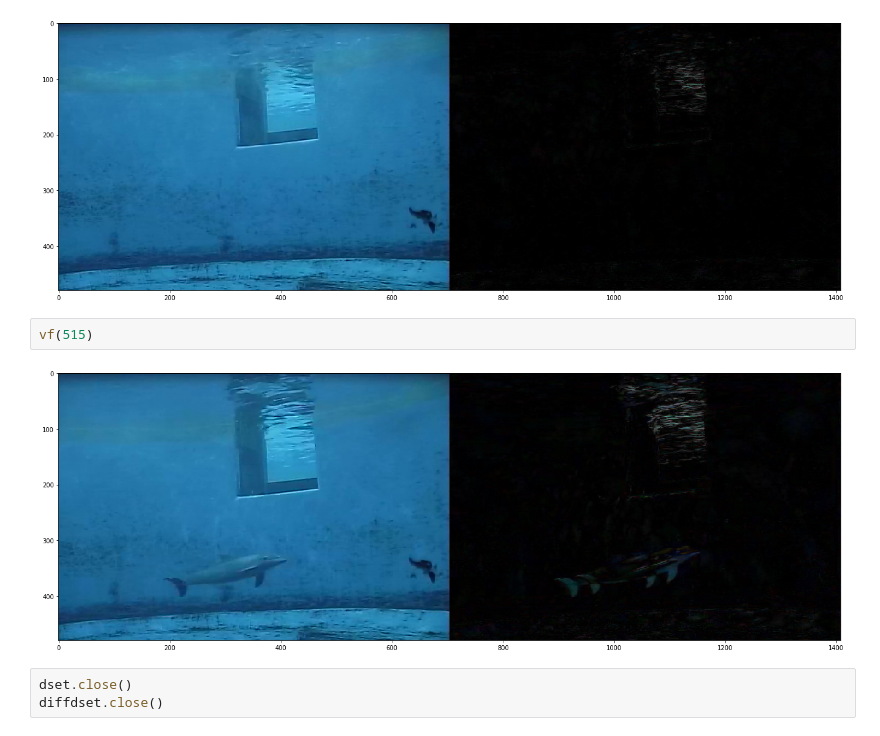
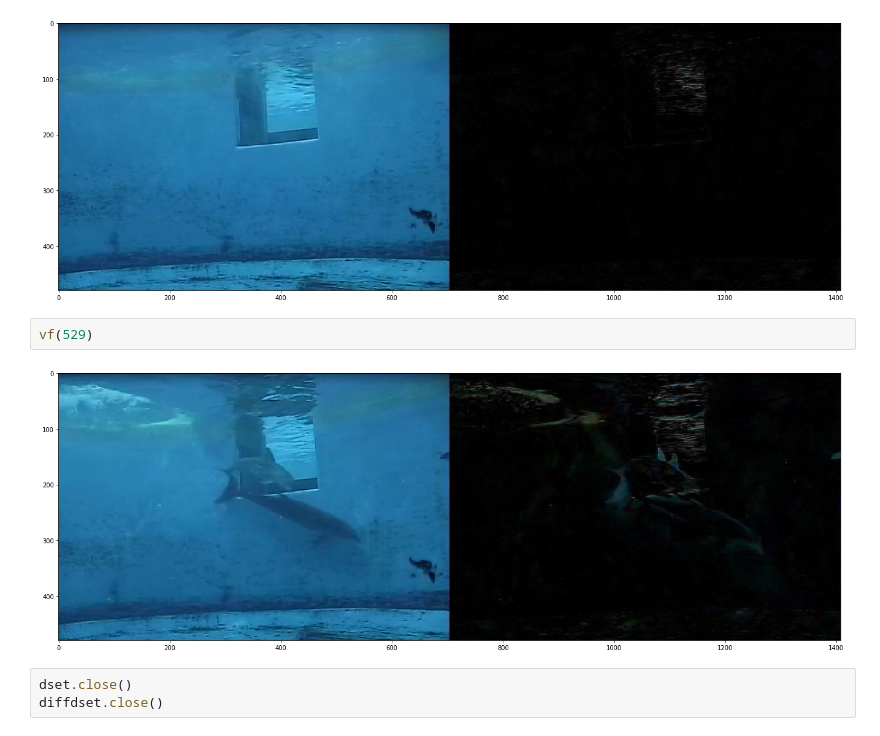
Before and after one commit to kkew3/dolphins-mc, a Jupyter notebook: src/dolphin-detector/runs/diffdetector-experiments.ipynb, the cells around one changed output. Drawn from its saved outputs; the diff is of its cells as text.

```diff
--- a/src/dolphin-detector/runs/diffdetector-experiments.ipynb
+++ b/src/dolphin-detector/runs/diffdetector-experiments.ipynb
@@ -137,9 +137,9 @@ vf(262)
 # %% [output]
 [figure]
 # %%
-vf(515)
+vf(529)
 # %% [output]
-[figure, old version]
+[figure, new version]
 # %%
 dset.close()
 diffdset.close()
```
Also changed, not shown: parts of 1 cell of this notebook, 1 other file.
